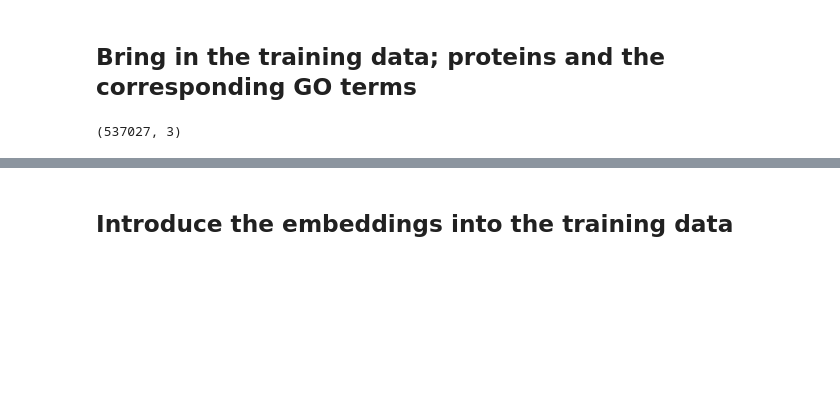
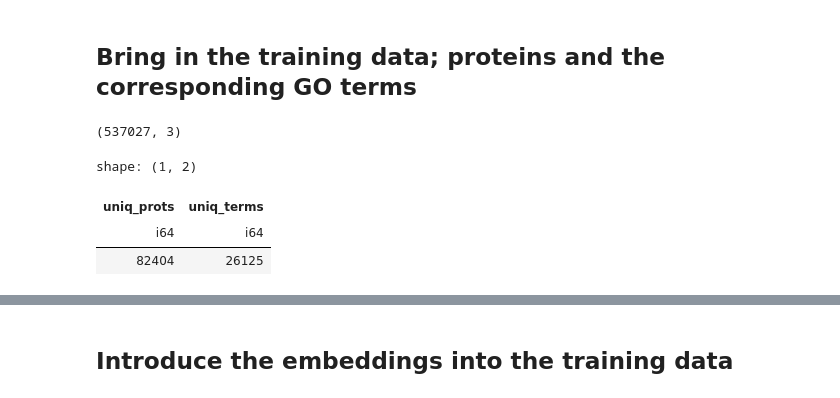
Before and after one commit to sumaniitm/cafa-6-protein-function-prediction-kaggle, a Jupyter notebook: cafa-suman-ontology-based-features.ipynb, the cells around one changed output, grey strips where cells are left out. Saved outputs shown, nothing was run; the diff lists cells and outputs as text; code cells hidden in the pictures; blank space fills up the shorter version.

```diff
--- a/cafa-suman-ontology-based-features.ipynb
+++ b/cafa-suman-ontology-based-features.ipynb
@@ -270,3 +257,10 @@ train_terms_df = pl.read_csv('/kaggle/input/cafa-6-protein-function-prediction/T
 train_terms_df.shape
 # %% [output]
 (537027, 3)
+# %%
+dd.sql("select count(distinct(EntryID)) as uniq_prots, count(distinct(term)) as uniq_terms from train_terms_df").pl()
+# %% [output]
+shape: (1, 2)
+| uniq_prots | uniq_terms |
+| i64 | i64 |
+| 82404 | 26125 |
```
Also changed, not shown: parts of 56 cells of this notebook.
